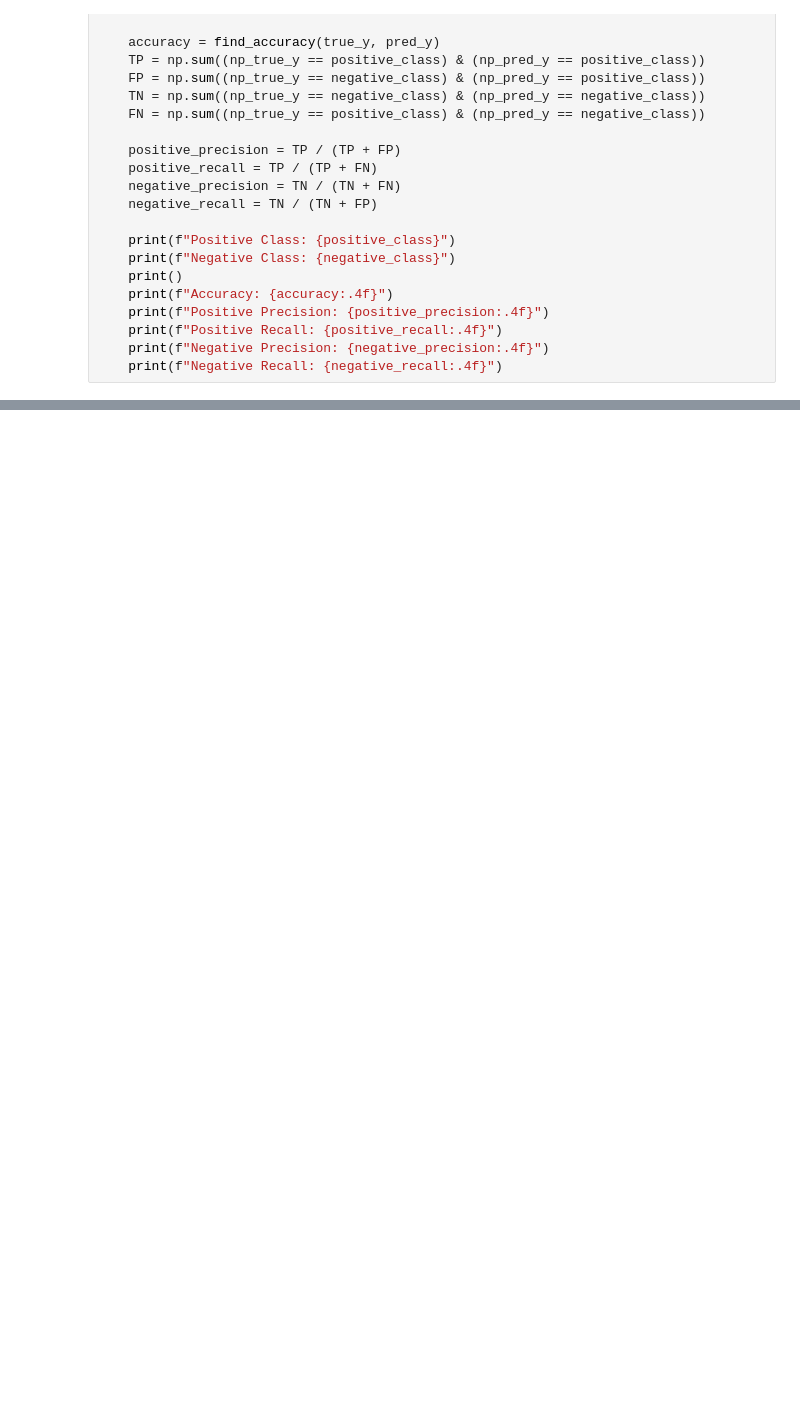
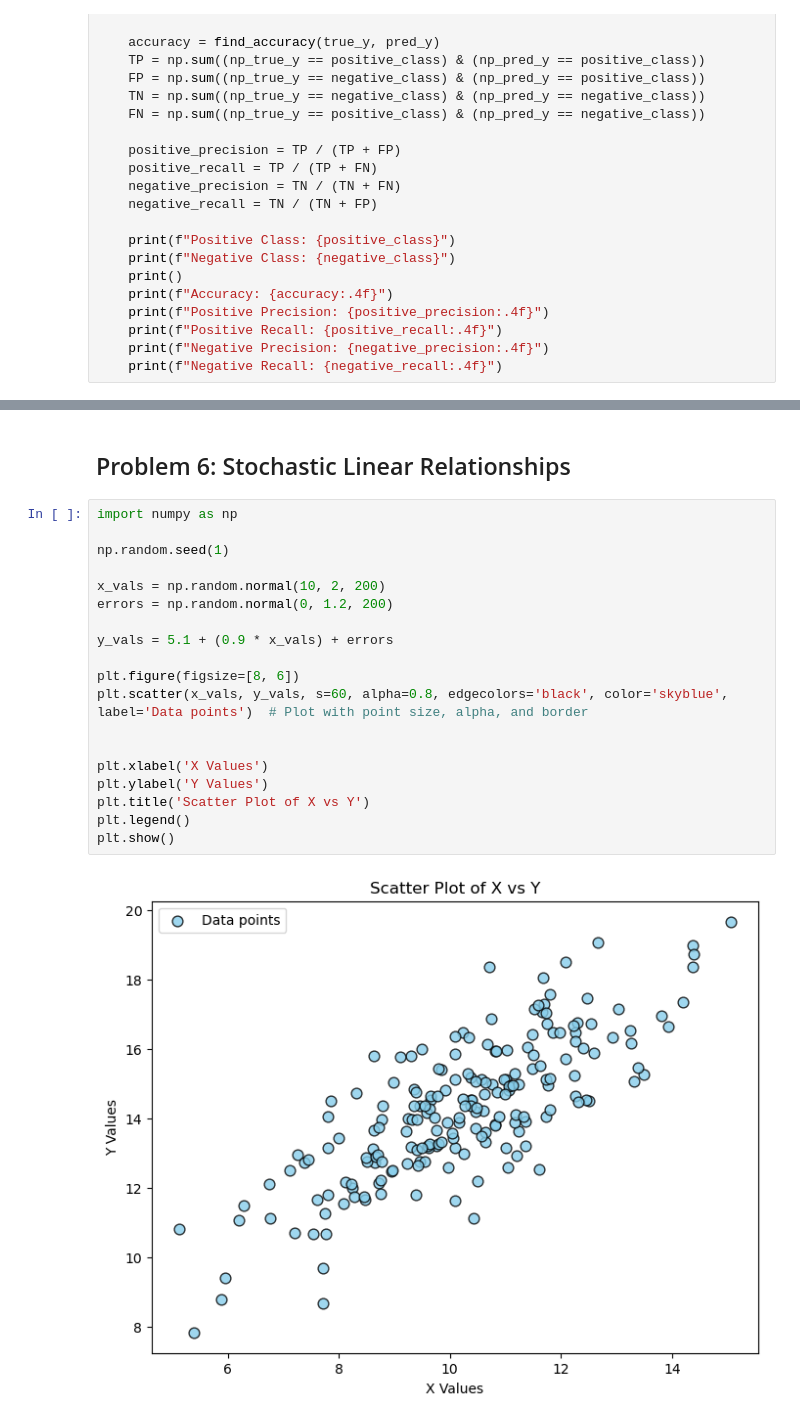
Before and after one commit to nstratford76/DSCI-503, a Jupyter notebook: Homework/HW_04_Stratford.ipynb, the cells around one changed output, grey strips where cells are left out. Drawn from its saved outputs; the diff is of its cells as text; blank space fills up the shorter version.

```diff
--- a/Homework/HW_04_Stratford.ipynb
+++ b/Homework/HW_04_Stratford.ipynb
@@ -106,0 +150,23 @@ Negative Recall: 0.7143
+# %% [markdown]
+## Problem 6: Stochastic Linear Relationships
+# %%
+import numpy as np
+
+np.random.seed(1)
+
+x_vals = np.random.normal(10, 2, 200)
+errors = np.random.normal(0, 1.2, 200)
+
+y_vals = 5.1 + (0.9 * x_vals) + errors
+
+plt.figure(figsize=[8, 6])
+plt.scatter(x_vals, y_vals, s=60, alpha=0.8, edgecolors='black', color='skyblue', label='Data points')  # Plot with point size, alpha, and border
+
+
+plt.xlabel('X Values')
+plt.ylabel('Y Values')
+plt.title('Scatter Plot of X vs Y')
+plt.legend()
+plt.show()
+# %% [output]
+[figure, added]
```
Also changed, not shown: parts of 15 cells of this notebook, 1 other file.
